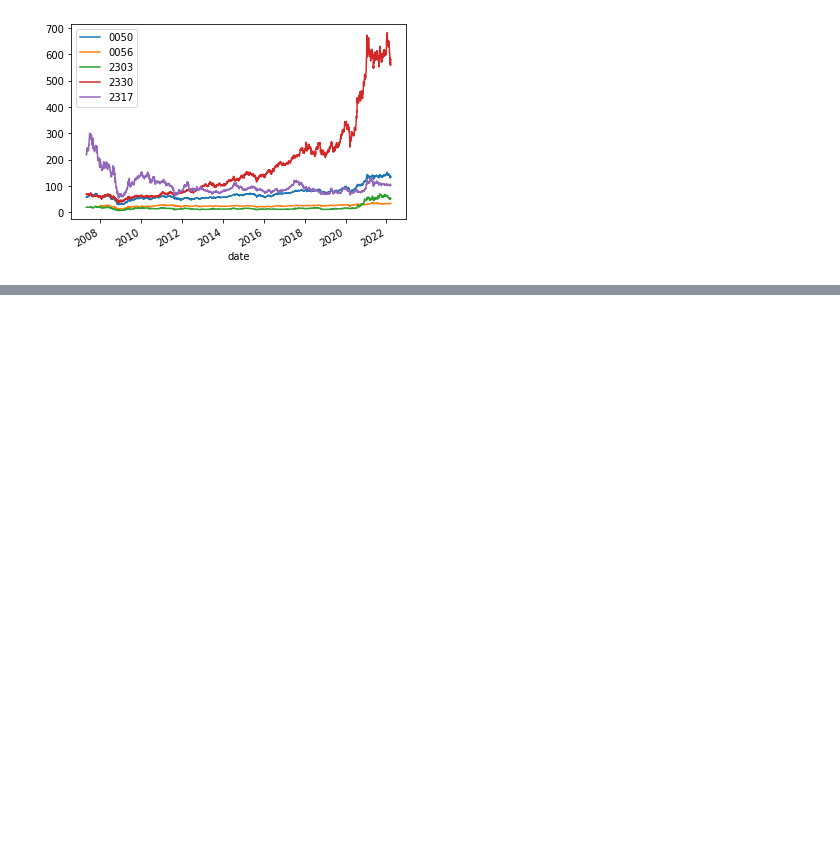
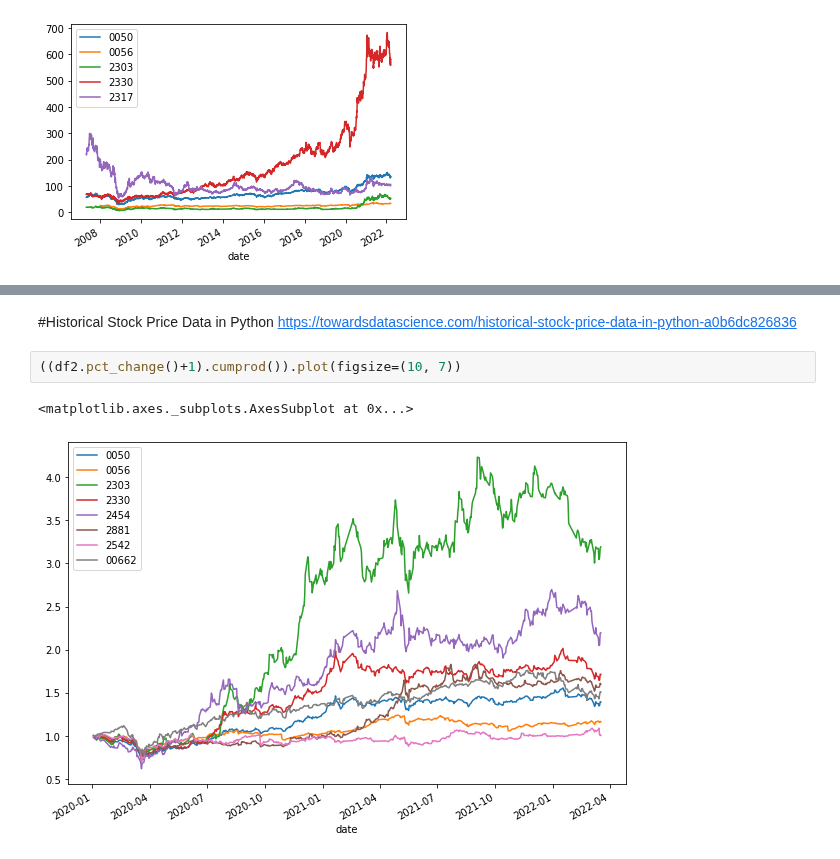
Before and after one commit to tewei0328/teach-visulization, a Jupyter notebook: viz1_datareader_finlab.ipynb, the cells around one changed output, grey strips where cells are left out. Cells and saved outputs as stored; diff of their text form; blank space fills up the shorter version.

```diff
--- a/viz1_datareader_finlab.ipynb
+++ b/viz1_datareader_finlab.ipynb
@@ -46,0 +83,8 @@ df[['0050','0056','2303','2330','2317']].plot()
+# %% [markdown]
+#Historical Stock Price Data in Python
+https://towardsdatascience.com/historical-stock-price-data-in-python-a0b6dc826836
+# %%
+((df2.pct_change()+1).cumprod()).plot(figsize=(10, 7))
+# %% [output]
+<matplotlib.axes._subplots.AxesSubplot at 0x...>
+[figure, added]
```
Also changed, not shown: parts of 11 cells of this notebook.
